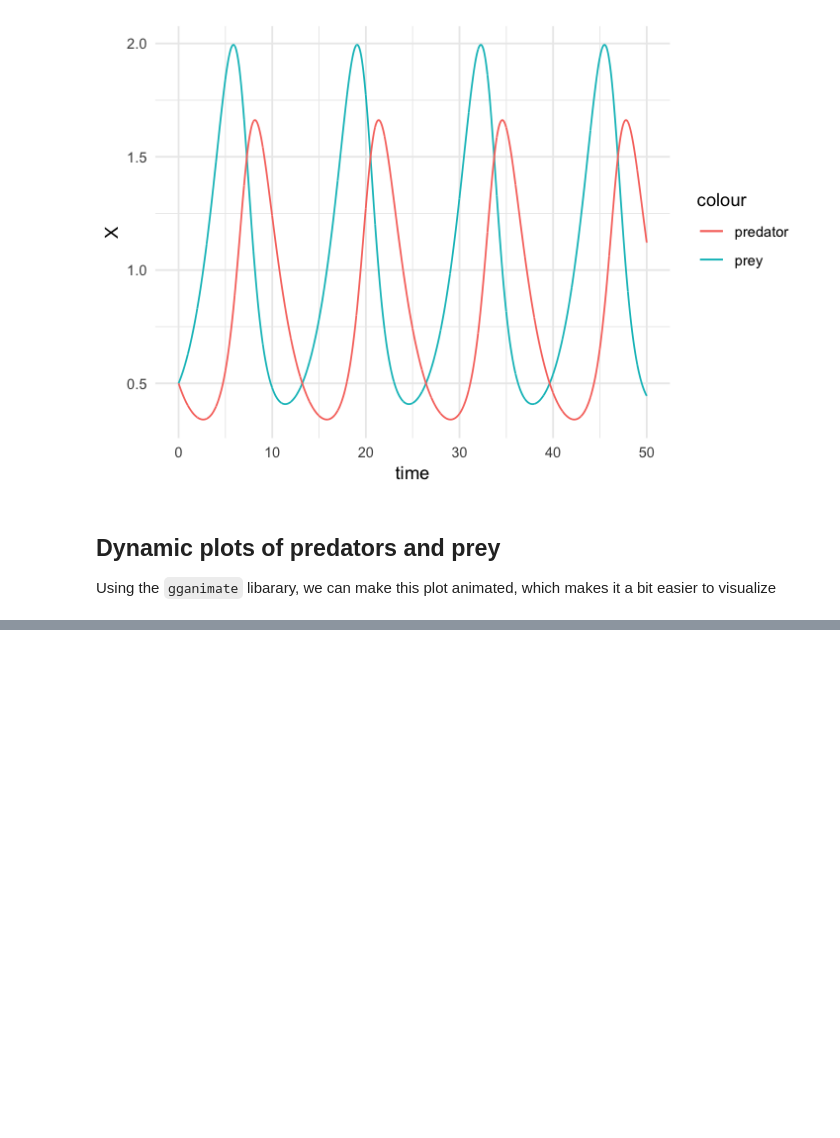
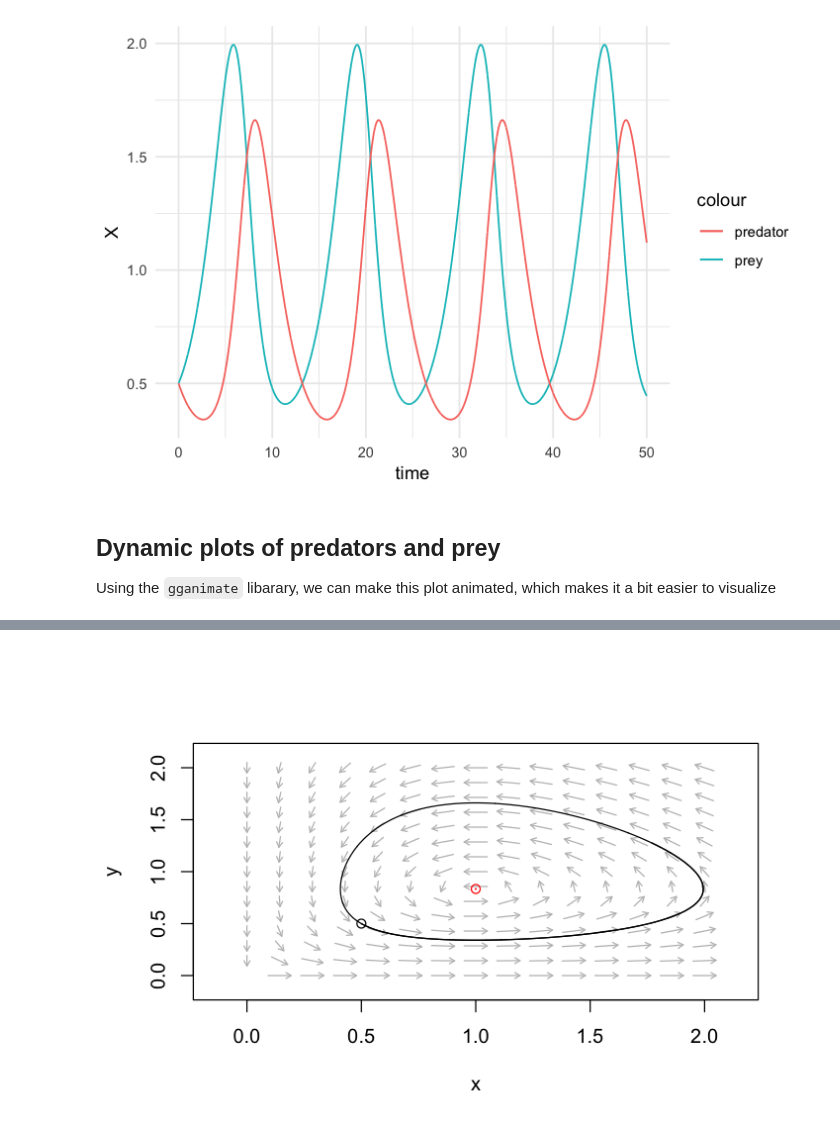
Before and after one commit to mikheyev/lotka-volterra-lecture, a Jupyter notebook: Lotka-Volterra plotting.ipynb, the cells around one changed output, grey strips where cells are left out. Drawn from its saved outputs; the diff is of its cells as text; code cells hidden in the pictures; blank space fills up the shorter version.

```diff
--- a/Lotka-Volterra plotting.ipynb
+++ b/Lotka-Volterra plotting.ipynb
@@ -83,0 +95,26 @@ ggplot(result, aes(X, Y)) + geom_point()
+# %%
+# plot vector field: on a grid of points, plot an arrow in the direction of dx/dt and dy/dt
+pp_flowField <- flowField(predator_prey, xlim = c(0, 2), ylim = c(0, 2),
+                          parameters = parameters, # same parameters as before,
+                          points = 15, # this is the density of grid points on which to plot arrows
+                          system = 'two.dim', # 'two.dim' is default
+                          add = FALSE)
+
+# add trajectories
+pp_trajectory <- trajectory(predator_prey,
+                            # y0 is a matrix where each row is pairs of (X, Y)
+                            y0 = state,
+                            tlim = c(0,20), # how far in time to calculate the trajectories
+                            parameters = parameters, system = "two.dim")
+
+# compute isocline for this paramer set
+prey <- parameters[['a']]/parameters[['b']]
+predator <- parameters[['c']]/parameters[['d']]
+
+pp_trajectory <- trajectory(predator_prey,
+                            # y0 is a matrix where each row is pairs of (X, Y)
+                            y0 = c(predator, prey),
+                            tlim = c(0,20), # how far in time to calculate the trajectories
+                            parameters = parameters, system = "two.dim", col = "red")
+# %% [output]
+[figure, added]
```
Also changed, not shown: parts of 15 cells of this notebook, 3 other files.
